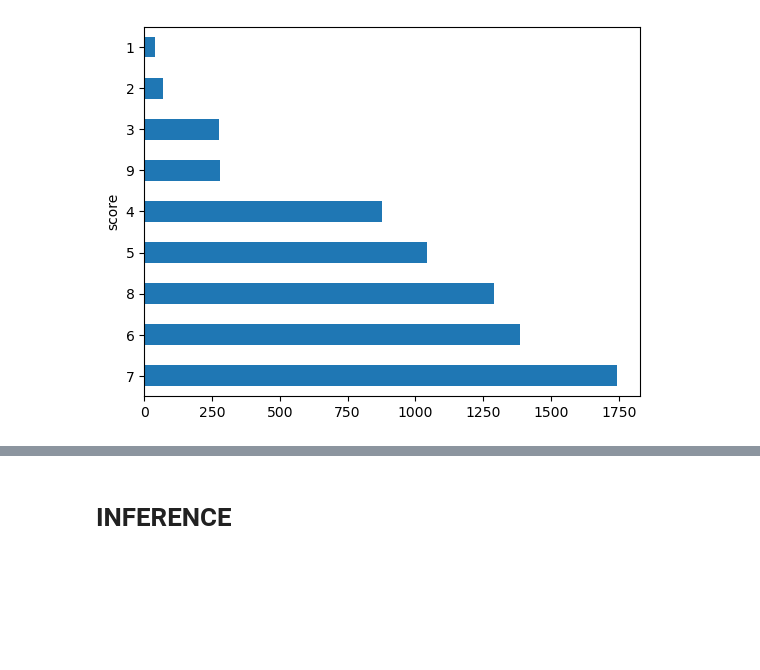
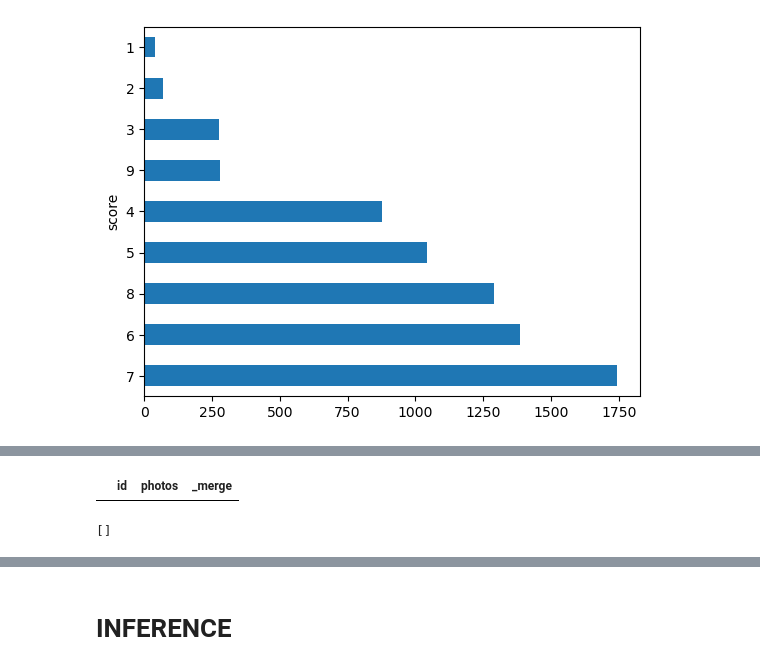
Before and after one commit to alessiosavi/BeautyScorer, a Jupyter notebook: main.ipynb, the cells around one changed output, grey strips where cells are left out. Cells and saved outputs as stored; diff of their text form; code cells hidden in the pictures; blank space fills up the shorter version.

```diff
--- a/main.ipynb
+++ b/main.ipynb
@@ -63,3 +108,19 @@ df = load_dataset(CONF["DATASET_FILE"])
+# %%
+def cache_dataset(df, basepath, cache_path):
+    try:
+        os.makedirs(cache_path, exist_ok=False)
+    except:
+        pass
+
+    for folder_name in tqdm(list(df["folder_name"].unique())):
+        dst = os.path.join(cache_path, folder_name)
+        src = os.path.join(basepath, folder_name)
+        if not os.path.exists(dst) and os.path.exists(src):
+            shutil.copytree(src, dst, symlinks=True)
+
+
+cache_dataset(df, BASEPATH, "/dev/shm/image_dataset")
+BASEPATH = "/dev/shm/image_dataset"
 # %%
 t = df["score"].value_counts()
 t.plot(kind="barh")
@@ -82,9 +143,7 @@ utils.compute_class_weights(df), df["score"].value_counts().sort_index()
  9     280
  Name: count, dtype: Int64)
 # %%
-raw_dataset = utils.load_raw_dataset(
-    df, "/media/ground0/31E7643363A5E093/opt/SP/dataset/beauty_dataset"
-)
+raw_dataset = utils.load_raw_dataset(df, BASEPATH)
 unique_scores = set([row["score"] for row in raw_dataset])
 MAX_SCORE = max(unique_scores)
 MIN_SCORE = min(unique_scores)
@@ -104,0 +187,38 @@ raw_dataset[0]
+# %%
+def get_already_processed_photos():
+    with psycopg.connect(
+        dbname=DB_NAME, user=DB_USER, password=DB_PASS, host=DB_HOST, port=DB_PORT
+    ) as conn:
+
+        with conn.cursor() as cursor:
+            cursor.execute("""select folder_name, photo_id from photo_embeddings""")
+            df = pd.DataFrame(cursor.fetchall())
+            df.columns = ["id", "photos"]
+            return df
+
+
+processed_records = get_already_processed_photos()
+raw_df = pd.DataFrame(raw_dataset).explode("photos")[["id", "photos"]]
+raw_df["photos"] = raw_df["photos"].apply(lambda x: os.path.basename(x))
+merged_df = pd.merge(
+    processed_records, raw_df, on=["id", "photos"], how="outer", indicator=True
+)
+mask = merged_df["_merge"] != "both"
+df_missing_photos = merged_df[mask]
+df_missing_photos.head(3)
+# %% [output]
+|  | id | photos | _merge |
+# %%
+missing_dataset = []
+for l, g in df_missing_photos.groupby("id"):
+    missing_dataset.append(
+        {
+            "id": l,
+            "photos": g["photos"]
+            .apply(lambda x: os.path.join(BASEPATH, l, x))
+            .to_list(),
+        }
+    )
+missing_dataset
+# %% [output]
+[]
```
Also changed, not shown: parts of 21 cells of this notebook, 6 other files.
